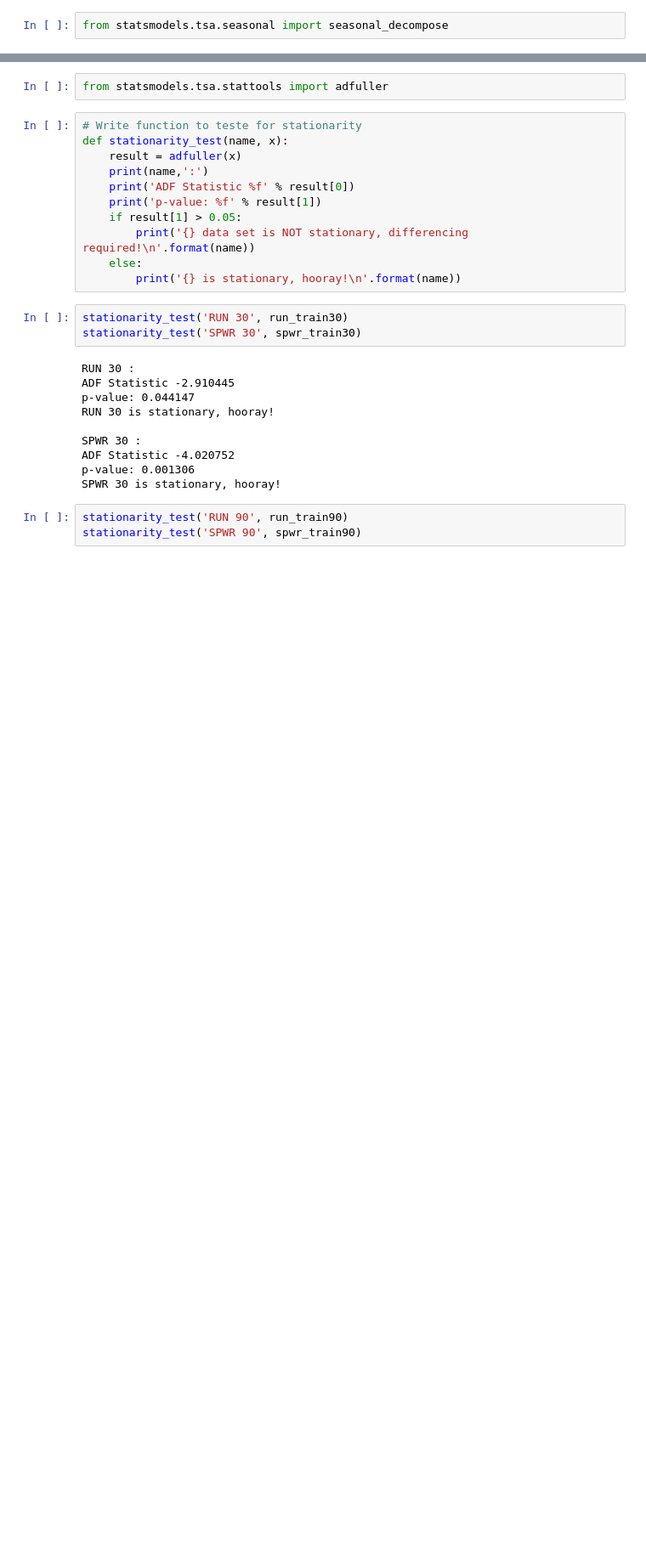
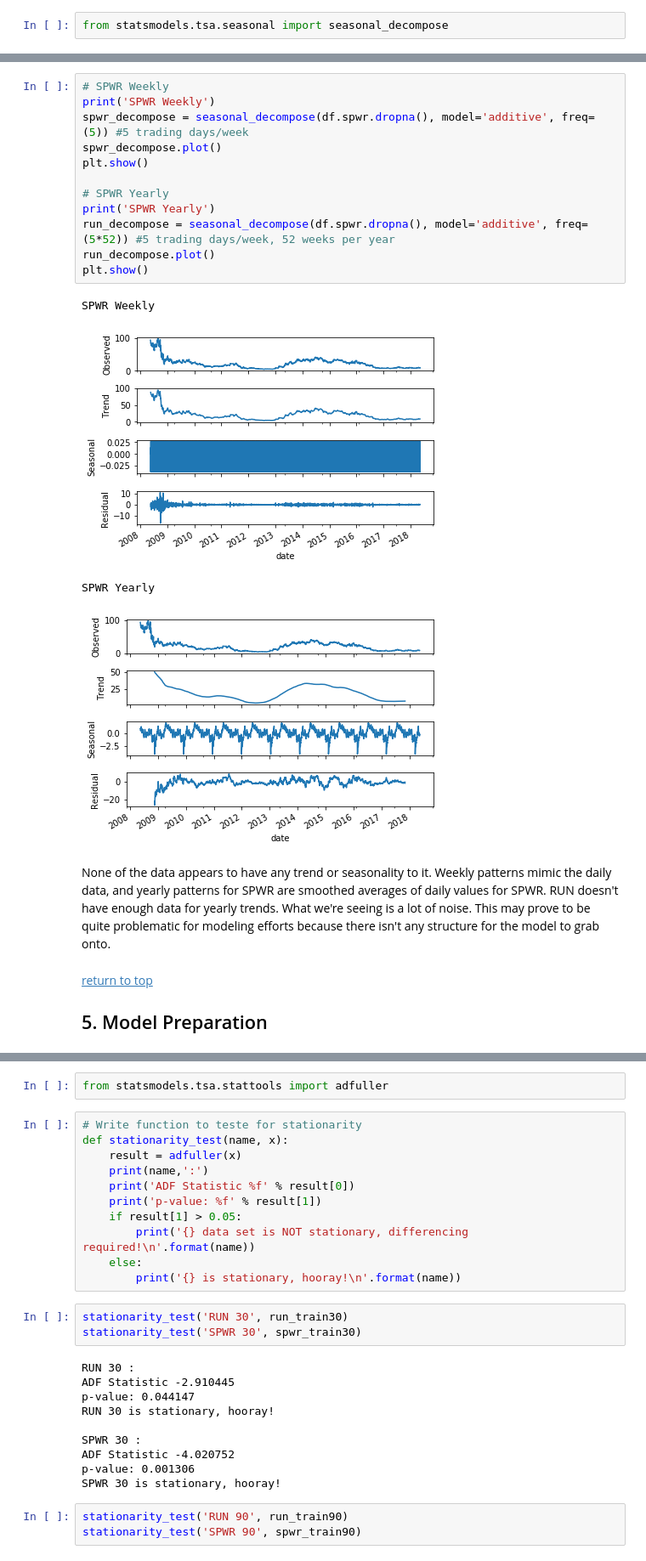
Before and after one commit to missytracy/Thinkful-Unit-7, a Jupyter notebook: Solar Stock Prediction.ipynb, the cells around one changed output, grey strips where cells are left out. Shown at 85% size. Cells and saved outputs as stored; diff of their text form; blank space fills up the shorter version.

```diff
--- a/Solar Stock Prediction.ipynb
+++ b/Solar Stock Prediction.ipynb
@@ -295,0 +393,24 @@ Try out with 30 day and 90 day hold out sets.
+# %%
+# SPWR Weekly
+print('SPWR Weekly')
+spwr_decompose = seasonal_decompose(df.spwr.dropna(), model='additive', freq=(5)) #5 trading days/week
+spwr_decompose.plot()
+plt.show()
+
+# SPWR Yearly
+print('SPWR Yearly')
+run_decompose = seasonal_decompose(df.spwr.dropna(), model='additive', freq=(5*52)) #5 trading days/week, 52 weeks per year
+run_decompose.plot()
+plt.show()
+# %% [output]
+SPWR Weekly
+[figure, added]
+SPWR Yearly
+[figure, added]
+# %% [markdown]
+None of the data appears to have any trend or seasonality to it.  Weekly patterns mimic the daily data, and yearly patterns for SPWR are smoothed averages of daily values for SPWR.   RUN doesn't have enough data for yearly trends.  What we're seeing is a lot of noise.  This may prove to be quite problematic for modeling efforts because there isn't any structure for the model to grab onto.
+# %% [markdown]
+[return to top](#section1)
+
+<a id='section10'></a>
+## 5. Model Preparation
```
Also changed, not shown: parts of 85 cells of this notebook.
